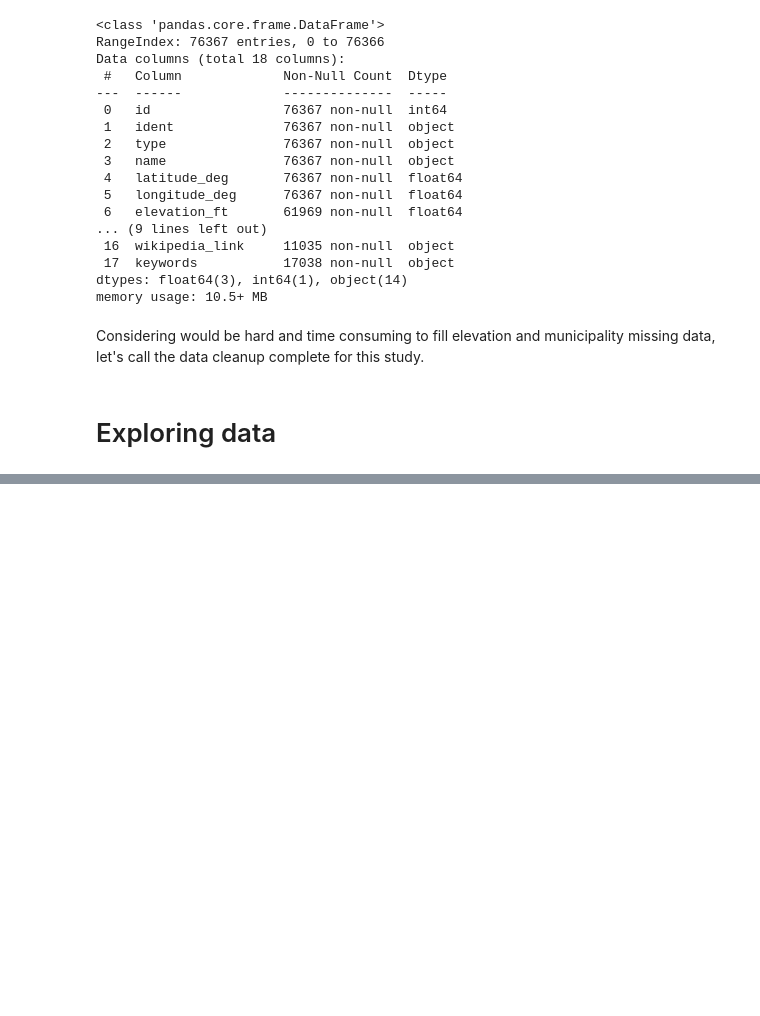
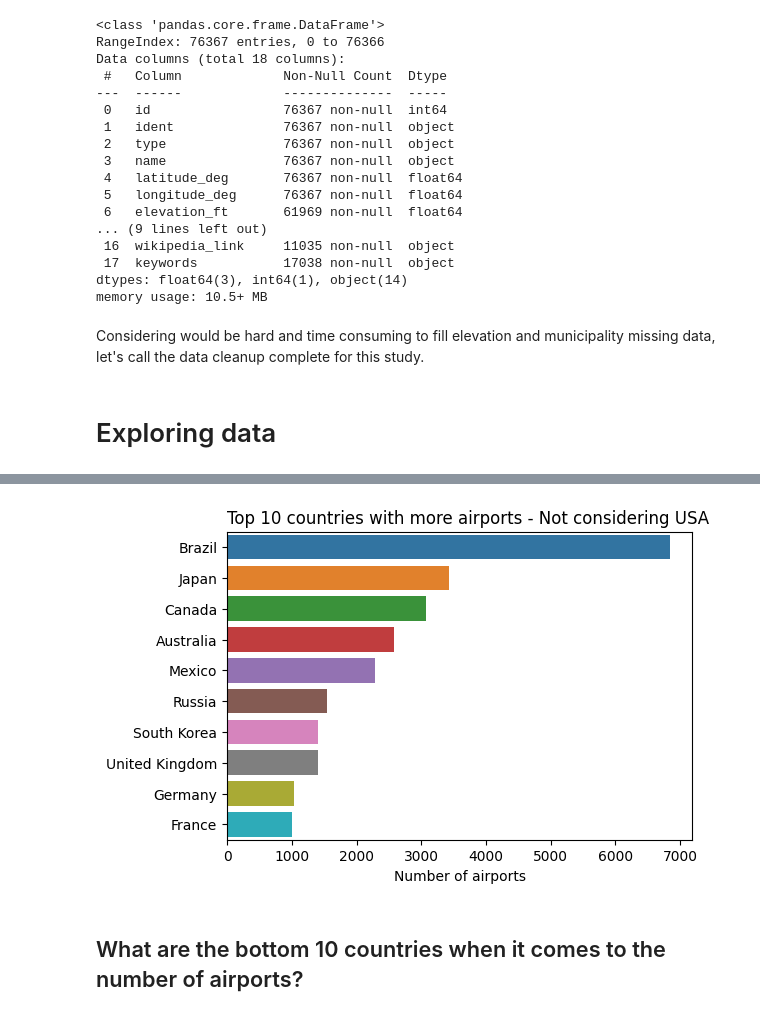
Before and after one commit to fernandowolff/worldwide-airports-dataset-analysis, a Jupyter notebook: worldwide-airports-analysis.ipynb, the cells around one changed output, grey strips where cells are left out. Saved outputs shown, nothing was run; the diff lists cells and outputs as text; code cells hidden in the pictures; blank space fills up the shorter version.

```diff
--- a/worldwide-airports-analysis.ipynb
+++ b/worldwide-airports-analysis.ipynb
@@ -260,0 +354,3 @@ Considering would be hard and time consuming to fill elevation and municipality
+# %%
+top_10_countries_usa_out = df.groupby("iso_country")['id'].count().sort_values(ascending=False)[1:11]
+top_10_countries_usa_out
@@ -260,0 +370,27 @@ Considering would be hard and time consuming to fill elevation and municipality
+# %%
+country_mapping_no_usa = {
+    "BR": "Brazil",
+    "JP": "Japan",
+    "CA": "Canada",
+    "AU": "Australia",
+    "MX": "Mexico",
+    "RU": "Russia",
+    "KR": "South Korea",
+    "GB": "United Kingdom",
+    "DE": "Germany",
+    "FR": "France"
+}
+
+full_country_names_no_usa = [country_mapping_no_usa.get(code, code) for code in top_10_countries_usa_out.index]
+# %%
+top_10_countries_no_usa_fig, top_10_countries_no_usa_ax = plt.subplots(figsize=(6,4))
+top_10_countries_no_usa_ax = sns.barplot(y= full_country_names_no_usa, x=top_10_countries_usa_out.values, hue=full_country_names_no_usa, orient="h")
+top_10_countries_no_usa_ax.set_title("Top 10 countries with more airports - Not considering USA", loc="left")
+top_10_countries_no_usa_ax.set_xlabel("Number of airports")
+top_10_countries_no_usa_ax.set_ylabel("")
+
+plt.show()
+# %% [output]
+[figure, added]
+# %% [markdown]
+## What are the bottom 10 countries when it comes to the number of airports?
```
Also changed, not shown: parts of 20 cells of this notebook.
